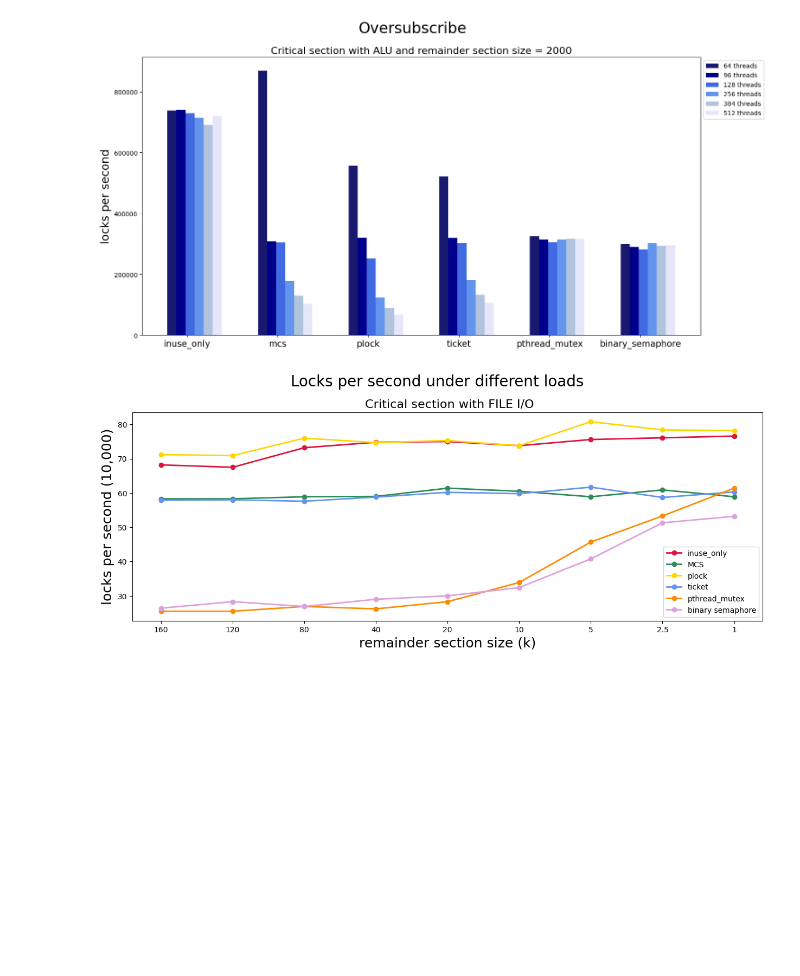
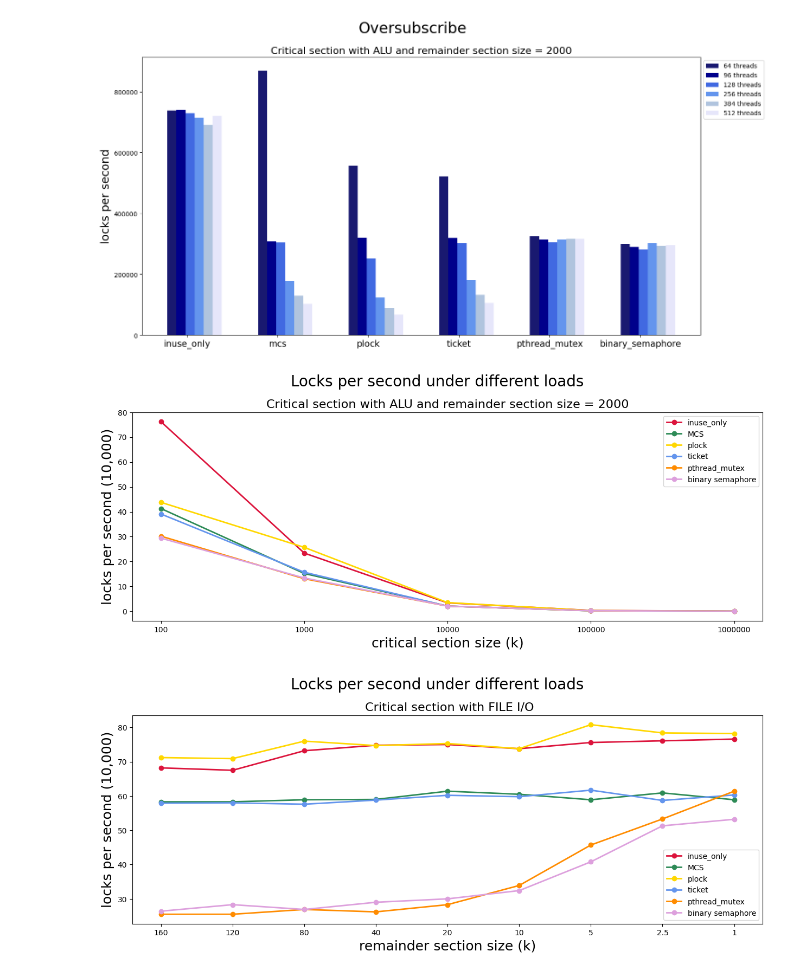
Before and after one commit to Ashen1110/Master_OS, a Jupyter notebook: code/test_data/test_data.ipynb, the cells around one changed output. Drawn from its saved outputs; the diff is of its cells as text; code cells hidden in the pictures; blank space fills up the shorter version.

Commit message:
critical section test

```diff
--- a/code/test_data/test_data.ipynb
+++ b/code/test_data/test_data.ipynb
@@ -104,6 +104,41 @@ plt.legend(bbox_to_anchor=(1,1), loc='upper left')
 plt.show()
 # %% [output]
 [figure]
+# %%
+# ALU critical section size
+# run for 10 sec
+# with ncs_size = 2000
+user_num = [100, 1000, 10000, 100000, 1000000]
+inuse_only = [76.2, 23.4, 3.4, 0.36, 0.035]
+plock = [43.8, 25.7, 3.5, 0.31, 0.027]
+ticket = [39.1, 15.7, 2.1, 0.22, 0.024]
+mcs = [41.3, 15.2, 2.1, 0.22, 0.024]
+mutex = [30.2, 13.1, 2.1, 0.23, 0.024]
+semaphore = [29.4, 13.4, 2.1, 0.24, 0.024]
+
+values = range(len(user_num))
+plt.figure(figsize=(15,5),dpi=100,linewidth = 2)
+plt.plot(values, inuse_only, color="crimson", linestyle="-", linewidth="2", markersize="12", marker=".", label="inuse_only")
+plt.plot(values, mcs, color="seagreen", linestyle="-", linewidth="2", markersize="12", marker=".", label="MCS")
+plt.plot(values, plock, color="gold", linestyle="-", linewidth="2", markersize="12", marker=".", label="plock")
+plt.plot(values, ticket, color="cornflowerblue", linestyle="-", linewidth="2", markersize="12", marker=".", label="ticket")
+plt.plot(values, mutex, color="darkorange", linestyle="-", linewidth="2", markersize="12", marker=".", label="pthread_mutex")
+plt.plot(values, semaphore, color="plum", linestyle="-", linewidth="2", markersize="12", marker=".", label="binary semaphore")
+
+
+plt.xticks(values, user_num)
+plt.xlabel('critical section size (k)', fontsize="18")
+plt.ylabel('locks per second (10,000)', fontsize="18")
+
+title = "Locks per second under different loads"
+plt.suptitle(title,  y=1.02, fontsize="20")
+sub = "Critical section with ALU and remainder section size = 2000"
+plt.title(sub, y=1, fontsize="16")
+
+plt.legend()
+plt.show()
+# %% [output]
+[figure, added]
 # %%
 #### IO Section
 # %%
```
Also changed, not shown: parts of 7 cells of this notebook, 20 other files.
